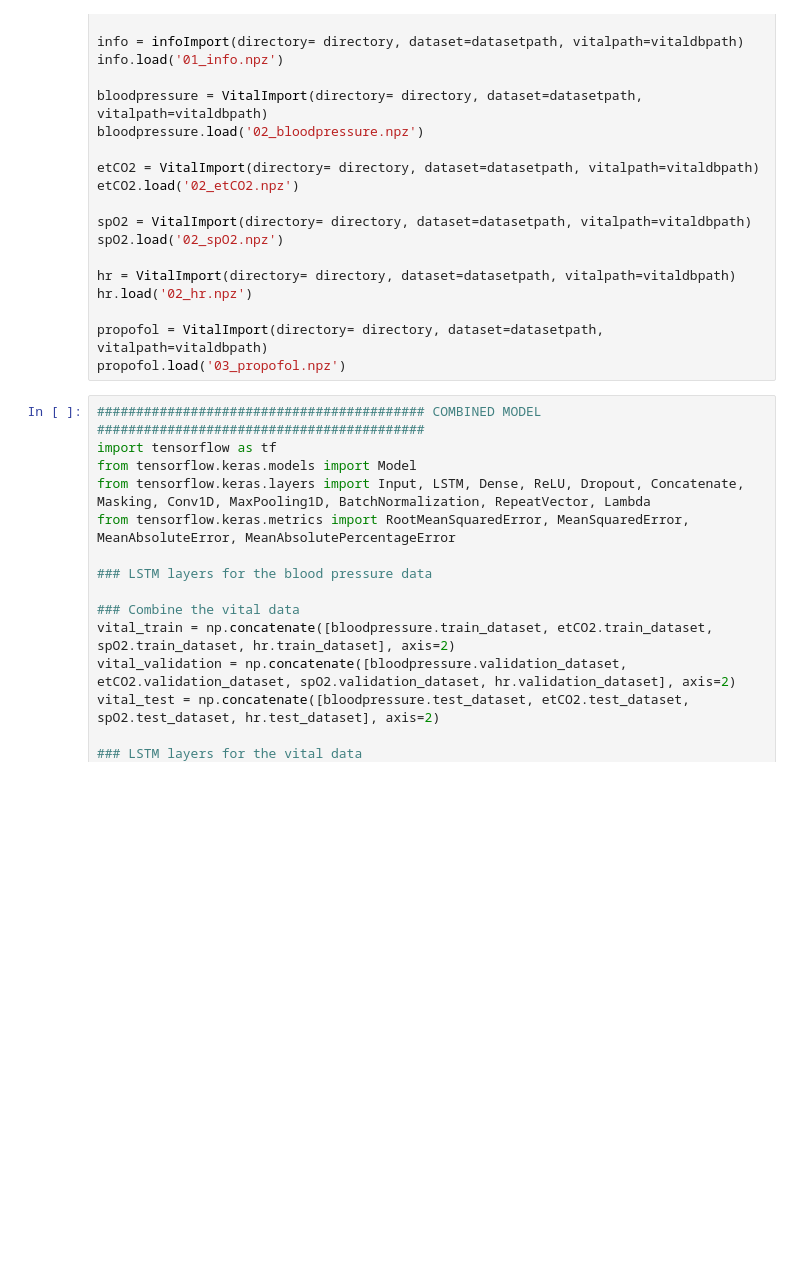
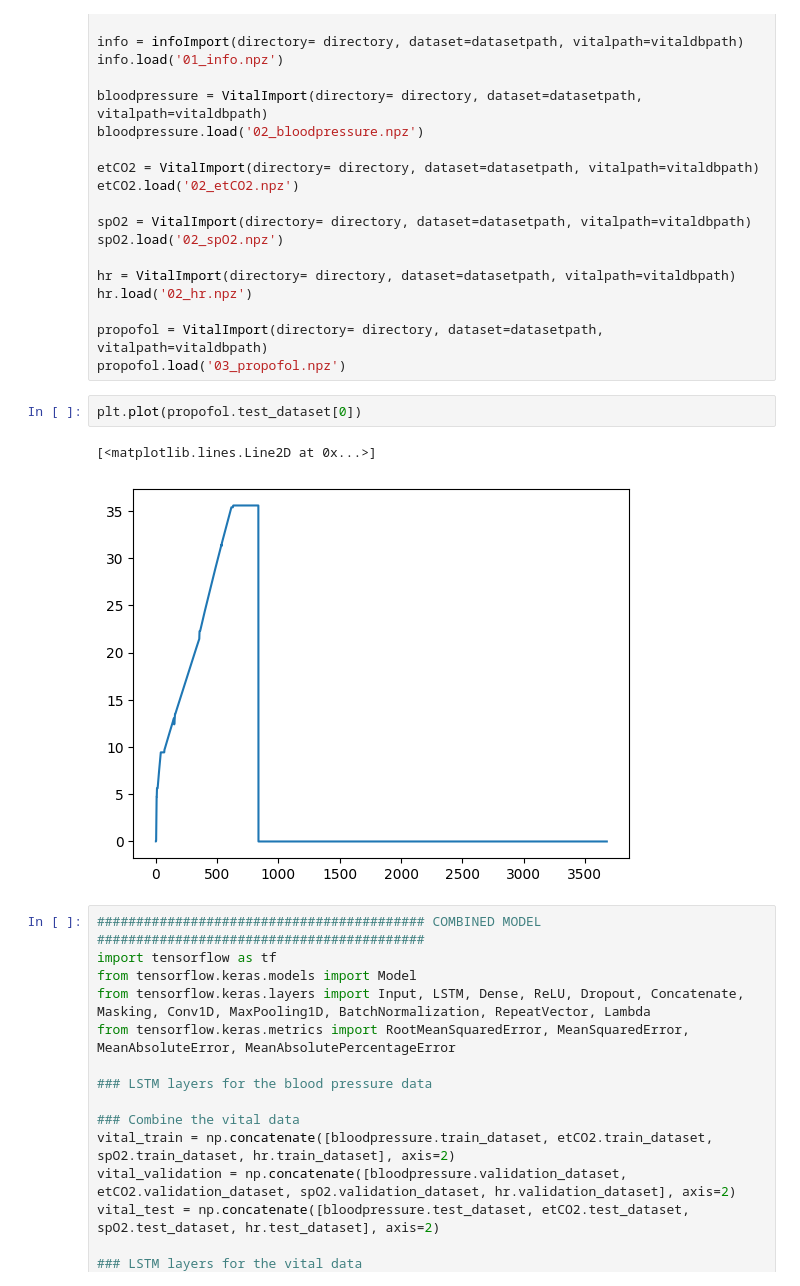
Before and after one commit to naderinho/anesthesia_anomaly_detection, a Jupyter notebook: 04_training_simple_infusion.ipynb, the cells around one changed output. Cells and saved outputs as stored; diff of their text form; blank space fills up the shorter version.

```diff
--- a/04_training_simple_infusion.ipynb
+++ b/04_training_simple_infusion.ipynb
@@ -307,6 +302,11 @@ hr.load('02_hr.npz')
 
 propofol = VitalImport(directory= directory, dataset=datasetpath, vitalpath=vitaldbpath)
 propofol.load('03_propofol.npz')
+# %%
+plt.plot(propofol.test_dataset[0])
+# %% [output]
+[<matplotlib.lines.Line2D at 0x...>]
+[figure, added]
 # %%
 ########################################## COMBINED MODEL ##########################################
 import tensorflow as tf
```
Also changed, not shown: parts of 3 cells of this notebook, 1 other file.
